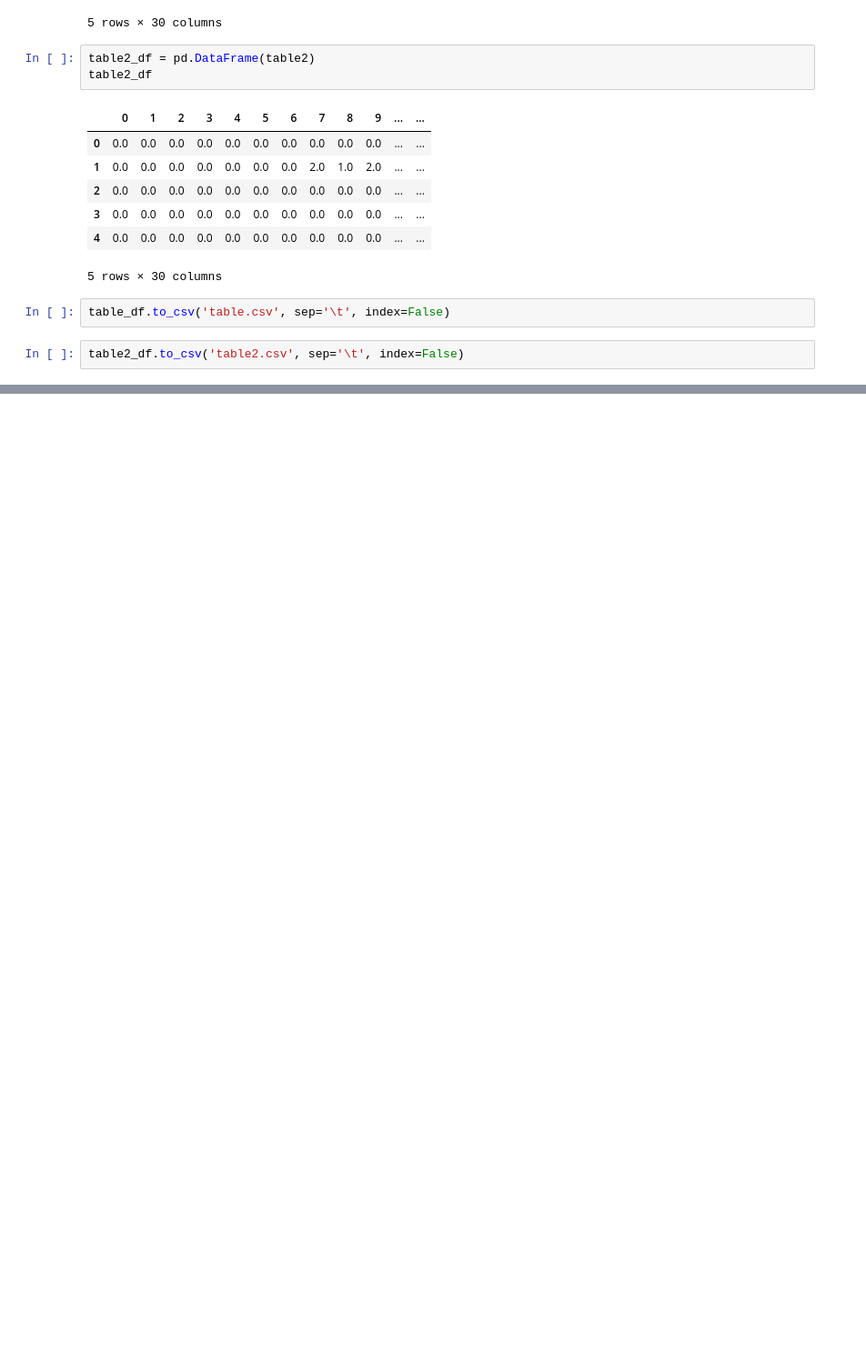
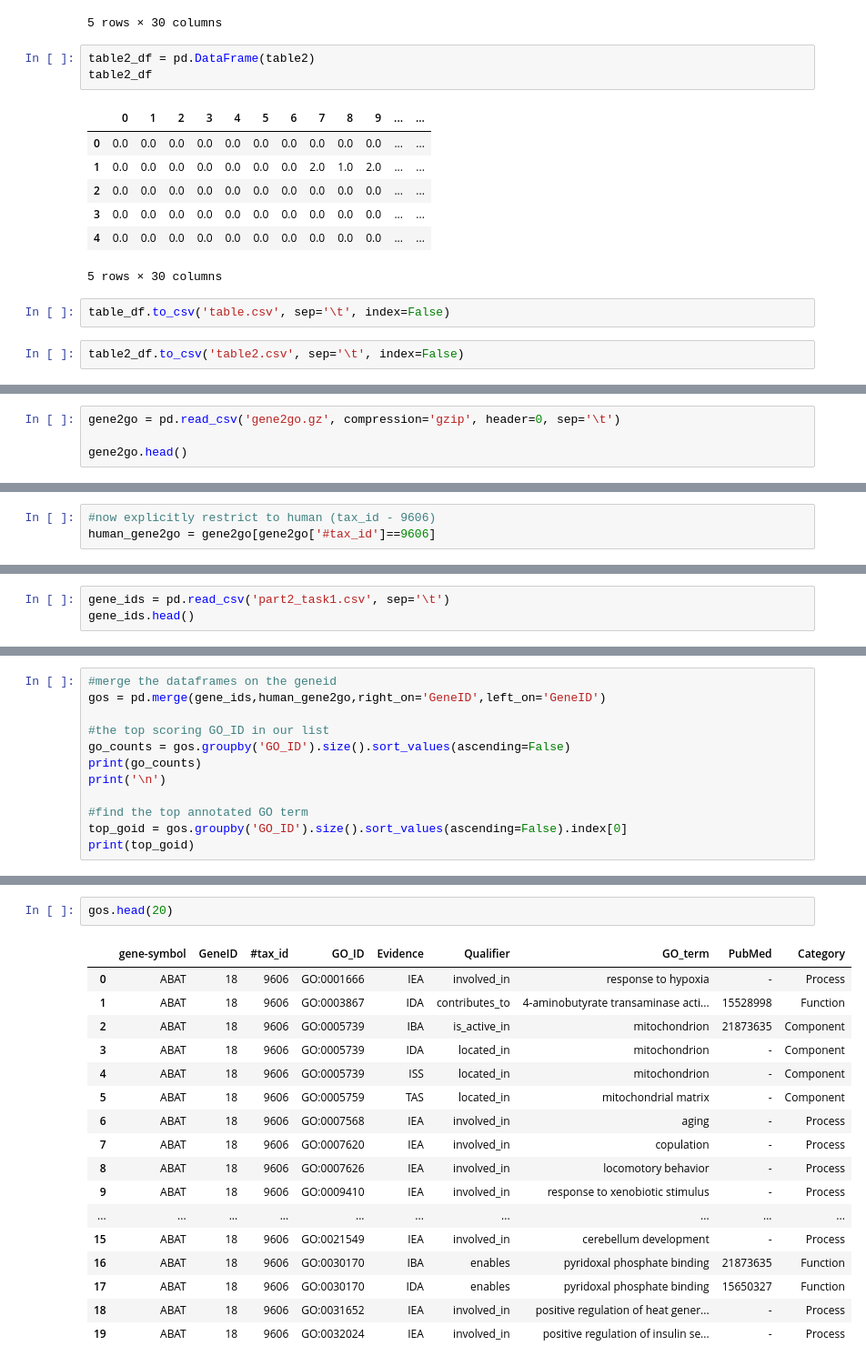
Before and after one commit to gong7788/biocw2, a Jupyter notebook: cw2.ipynb, the cells around one changed output, grey strips where cells are left out. Shown: that part at 91% size. Cells and saved outputs as stored; diff of their text form; blank space fills up the shorter version.

```diff
--- a/cw2.ipynb
+++ b/cw2.ipynb
@@ -364,0 +503,4 @@ table2_df.to_csv('table2.csv', sep='\t', index=False)
+# %%
+gene2go = pd.read_csv('gene2go.gz', compression='gzip', header=0, sep='\t')
+
+gene2go.head()
@@ -364,0 +523,3 @@ table2_df.to_csv('table2.csv', sep='\t', index=False)
+# %%
+#now explicitly restrict to human (tax_id - 9606)
+human_gene2go = gene2go[gene2go['#tax_id']==9606]
@@ -364,0 +535,3 @@ table2_df.to_csv('table2.csv', sep='\t', index=False)
+# %%
+gene_ids = pd.read_csv('part2_task1.csv', sep='\t')
+gene_ids.head()
@@ -364,0 +545,12 @@ table2_df.to_csv('table2.csv', sep='\t', index=False)
+# %%
+#merge the dataframes on the geneid
+gos = pd.merge(gene_ids,human_gene2go,right_on='GeneID',left_on='GeneID')
+
+#the top scoring GO_ID in our list
+go_counts = gos.groupby('GO_ID').size().sort_values(ascending=False)
+print(go_counts)
+print('\n')
+
+#find the top annotated GO term
+top_goid = gos.groupby('GO_ID').size().sort_values(ascending=False).index[0]
+print(top_goid)
@@ -364,0 +596,20 @@ table2_df.to_csv('table2.csv', sep='\t', index=False)
+# %%
+gos.head(20)
+# %% [output]
+|  | gene-symbol | GeneID | #tax_id | GO_ID | Evidence | Qualifier | GO_term | PubMed | Category |
+| 0 | ABAT | 18 | 9606 | GO:0001666 | IEA | involved_in | response to hypoxia | - | Process |
+| 1 | ABAT | 18 | 9606 | GO:0003867 | IDA | contributes_to | 4-aminobutyrate transaminase acti... | 15528998 | Function |
+| 2 | ABAT | 18 | 9606 | GO:0005739 | IBA | is_active_in | mitochondrion | 21873635 | Component |
+| 3 | ABAT | 18 | 9606 | GO:0005739 | IDA | located_in | mitochondrion | - | Component |
+| 4 | ABAT | 18 | 9606 | GO:0005739 | ISS | located_in | mitochondrion | - | Component |
+| 5 | ABAT | 18 | 9606 | GO:0005759 | TAS | located_in | mitochondrial matrix | - | Component |
+| 6 | ABAT | 18 | 9606 | GO:0007568 | IEA | involved_in | aging | - | Process |
+| 7 | ABAT | 18 | 9606 | GO:0007620 | IEA | involved_in | copulation | - | Process |
+| 8 | ABAT | 18 | 9606 | GO:0007626 | IEA | involved_in | locomotory behavior | - | Process |
+| 9 | ABAT | 18 | 9606 | GO:0009410 | IEA | involved_in | response to xenobiotic stimulus | - | Process |
+| ... | ... | ... | ... | ... | ... | ... | ... | ... | ... |
+| 15 | ABAT | 18 | 9606 | GO:0021549 | IEA | involved_in | cerebellum development | - | Process |
+| 16 | ABAT | 18 | 9606 | GO:0030170 | IBA | enables | pyridoxal phosphate binding | 21873635 | Function |
+| 17 | ABAT | 18 | 9606 | GO:0030170 | IDA | enables | pyridoxal phosphate binding | 15650327 | Function |
+| 18 | ABAT | 18 | 9606 | GO:0031652 | IEA | involved_in | positive regulation of heat gener... | - | Process |
+| 19 | ABAT | 18 | 9606 | GO:0032024 | IEA | involved_in | positive regulation of insulin se... | - | Process |
```
Also changed, not shown: parts of 36 cells of this notebook, 3 other files.
